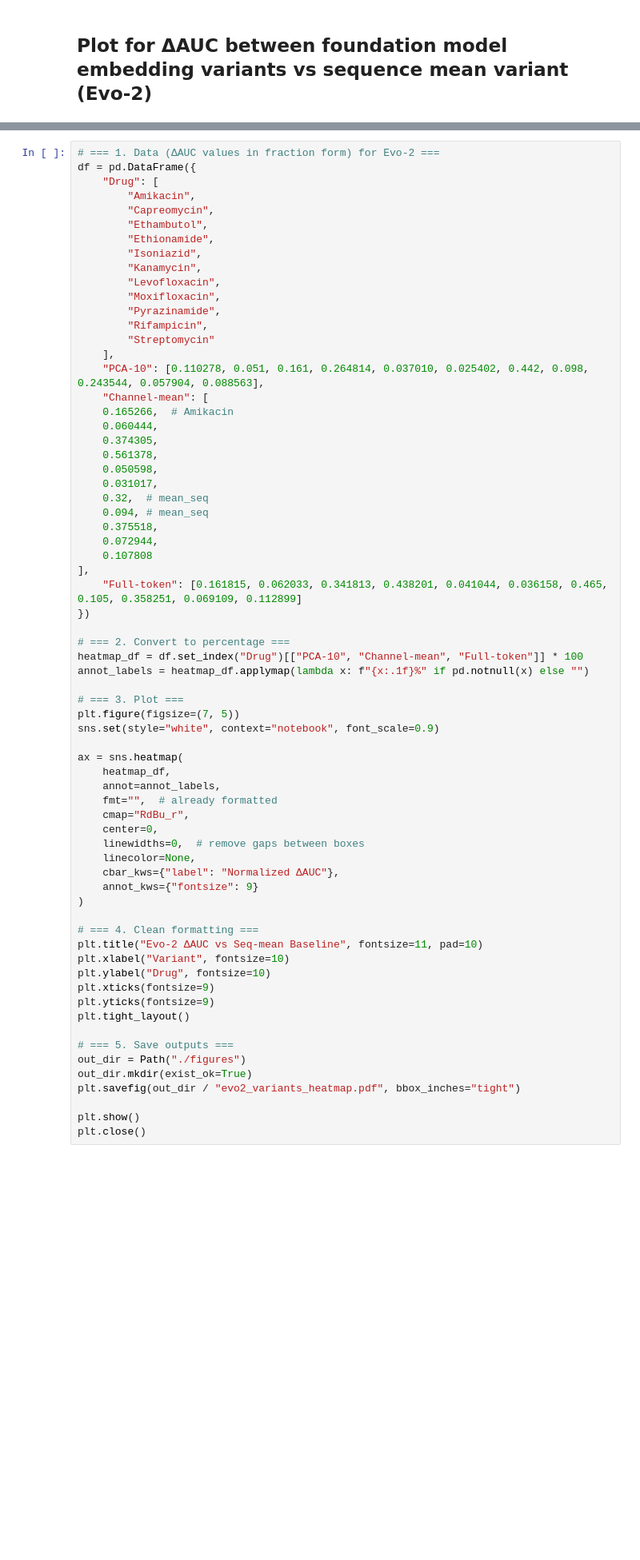
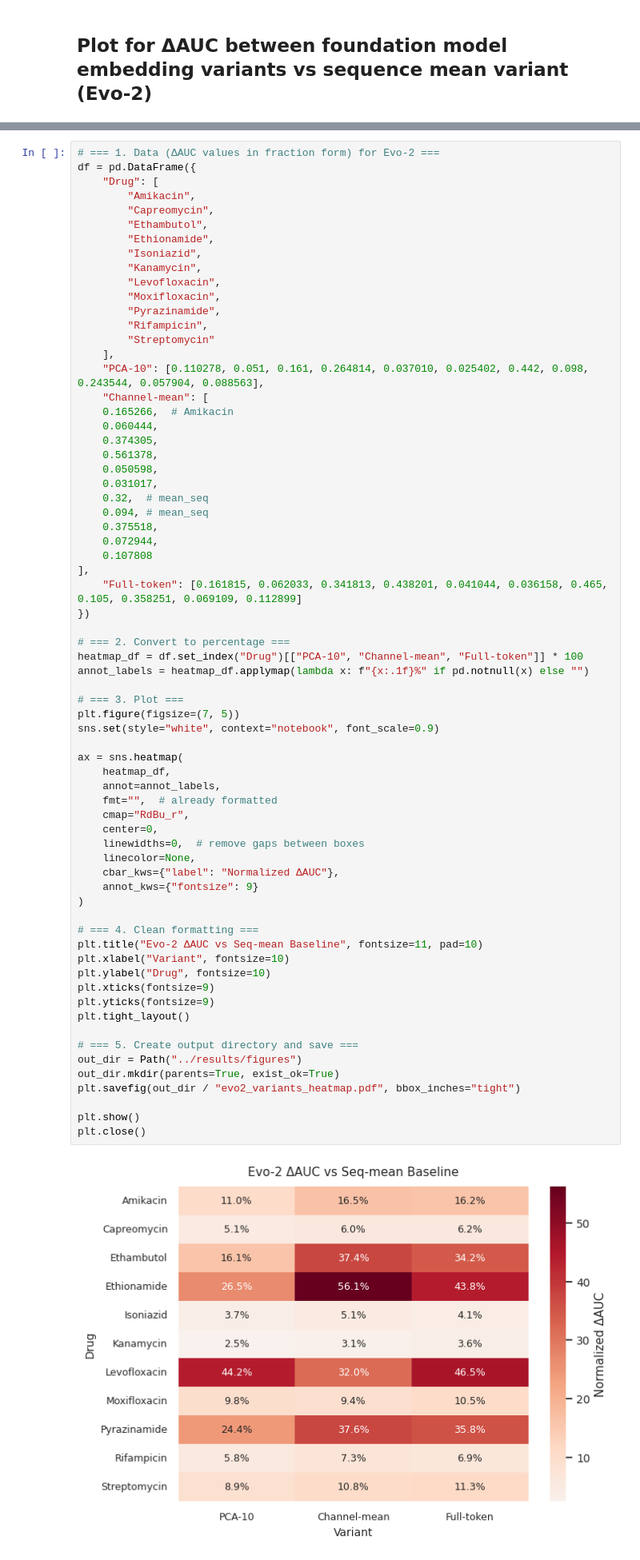
Before and after one commit to SAGE-Lab-UMass/Big-TB-benchmark, a Jupyter notebook: dna-tasks/notebooks/plots.ipynb, the cells around one changed output, grey strips where cells are left out. Shown at 80% size. Drawn from its saved outputs; the diff is of its cells as text; blank space fills up the shorter version.

```diff
--- a/dna-tasks/notebooks/plots.ipynb
+++ b/dna-tasks/notebooks/plots.ipynb
@@ -773,33 +265,35 @@ heatmap_df = df.set_index("Drug")[["PCA-10", "Channel-mean", "Full-token"]] * 10
 annot_labels = heatmap_df.applymap(lambda x: f"{x:.1f}%" if pd.notnull(x) else "")
 
 # === 3. Plot ===
 plt.figure(figsize=(7, 5))
 sns.set(style="white", context="notebook", font_scale=0.9)
 
 ax = sns.heatmap(
     heatmap_df,
     annot=annot_labels,
     fmt="",  # already formatted
     cmap="RdBu_r",
     center=0,
     linewidths=0,  # remove gaps between boxes
     linecolor=None,
     cbar_kws={"label": "Normalized ΔAUC"},
     annot_kws={"fontsize": 9}
 )
 
 # === 4. Clean formatting ===
 plt.title("Evo-2 ΔAUC vs Seq-mean Baseline", fontsize=11, pad=10)
 plt.xlabel("Variant", fontsize=10)
 plt.ylabel("Drug", fontsize=10)
 plt.xticks(fontsize=9)
 plt.yticks(fontsize=9)
 plt.tight_layout()
 
-# === 5. Save outputs ===
-out_dir = Path("./figures")
-out_dir.mkdir(exist_ok=True)
+# === 5. Create output directory and save ===
+out_dir = Path("../results/figures")
+out_dir.mkdir(parents=True, exist_ok=True)
 plt.savefig(out_dir / "evo2_variants_heatmap.pdf", bbox_inches="tight")
 
 plt.show()
 plt.close()
+# %% [output]
+[figure, added]
```
Also changed, not shown: parts of 7 cells of this notebook, 47 other files.
